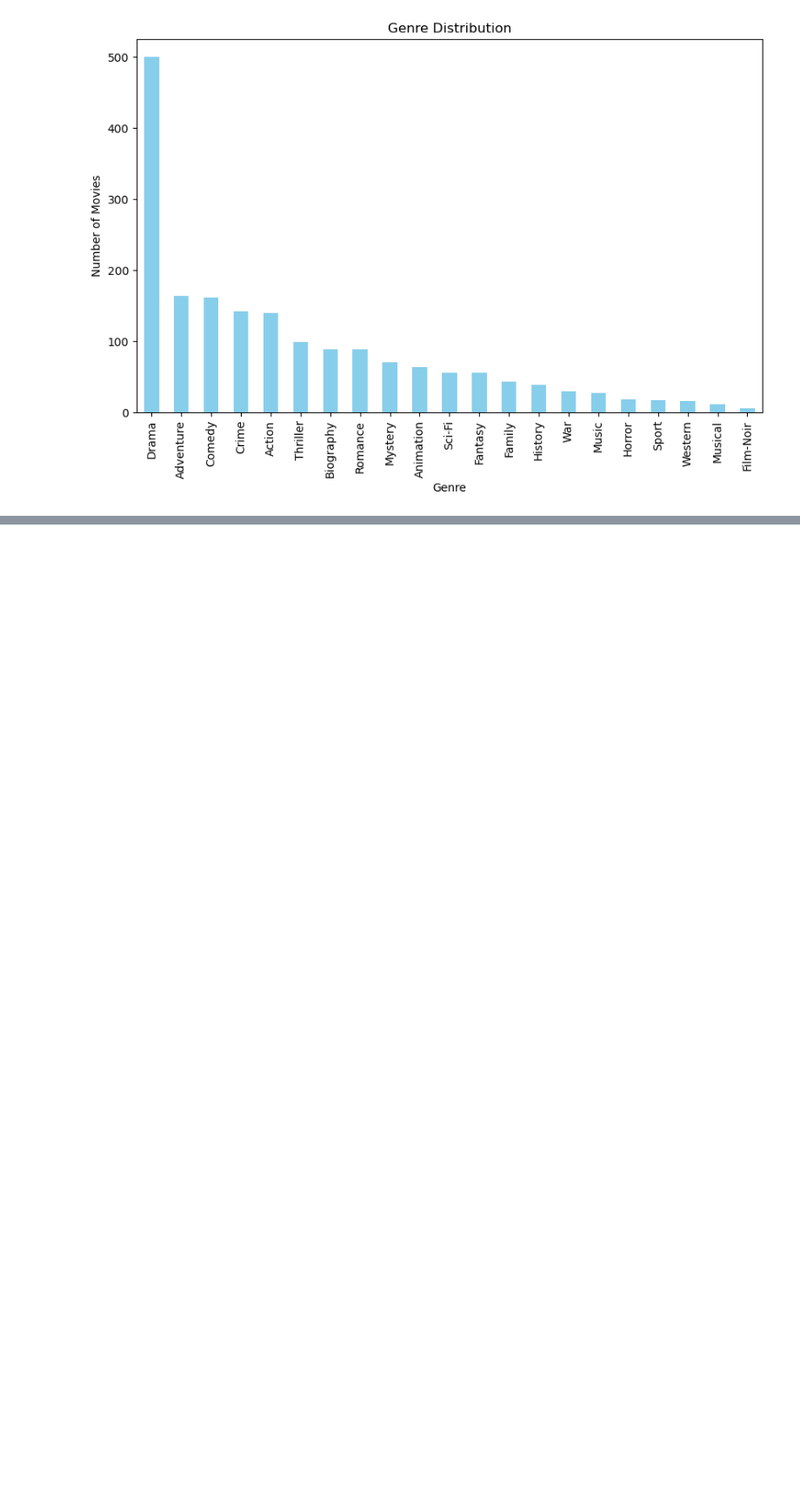
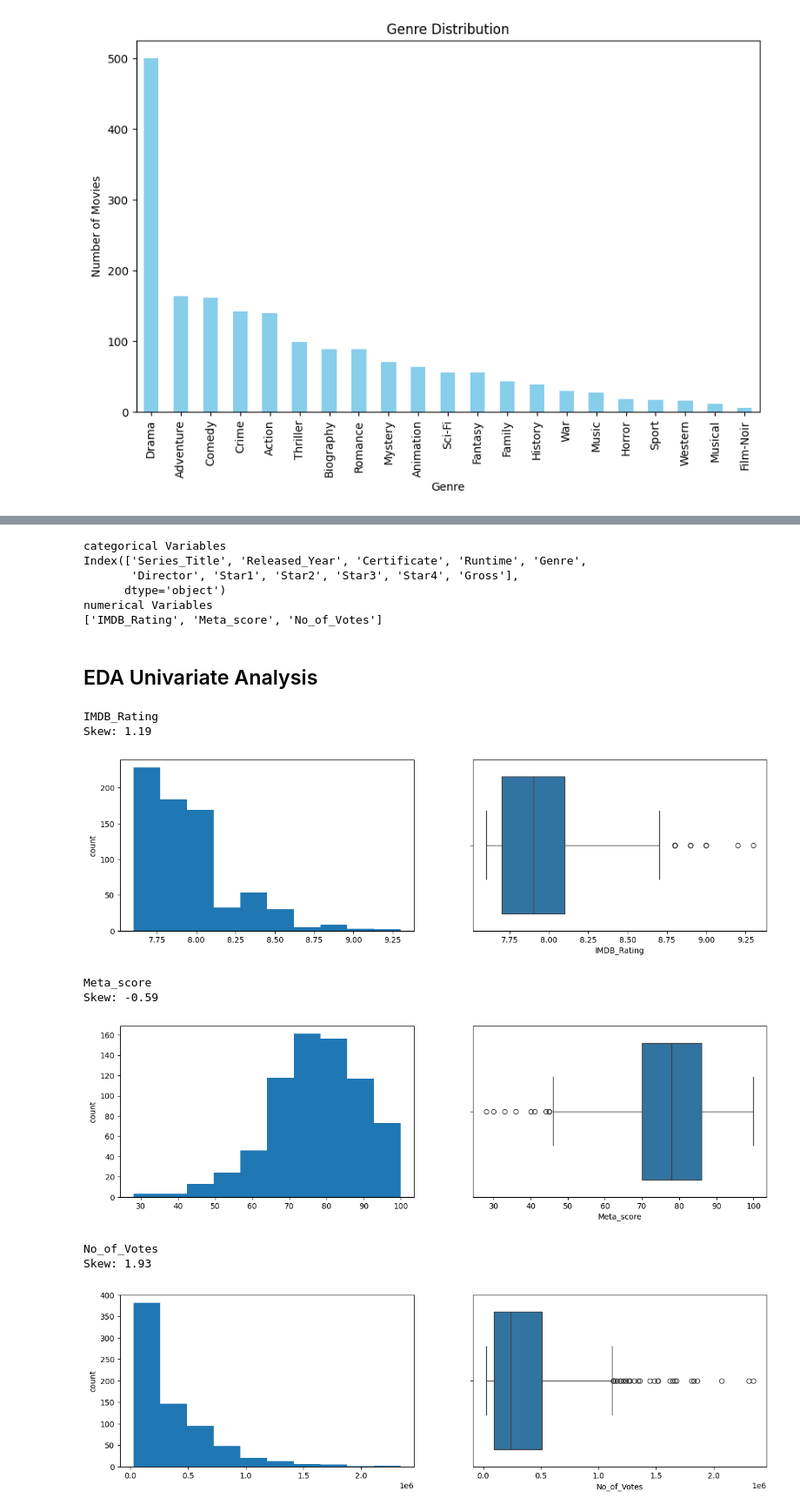
Before and after one commit to sarthaknepal/finalproject, a Jupyter notebook: updated code.ipynb, the cells around one changed output, grey strips where cells are left out. Shown: that part at 87% size. Cells and saved outputs as stored; diff of their text form; code cells hidden in the pictures; blank space fills up the shorter version.

```diff
--- a/updated code.ipynb
+++ b/updated code.ipynb
@@ -71,2 +145,2 @@ df = df.dropna()  #drop null values
 # %%
-df = df.drop_duplicates()  #remove duplicates
+df.shape
@@ -73,12 +149,12 @@ df = df.drop_duplicates()  #remove duplicates
 # %%
 import re
 
-# Step 4: Data Type Conversion
-df['Released_Year'] = pd.to_numeric(df['Released_Year'], errors='coerce')
-df['Runtime'] = df['Runtime'].apply(lambda x: int(re.search(r'\d+', x).group()) if re.search(r'\d+', x) else None)
-df['IMDB_Rating'] = pd.to_numeric(df['IMDB_Rating'], errors='coerce')
-df['Meta_score'] = pd.to_numeric(df['Meta_score'], errors='coerce')
-df['Gross'] = df['Gross'].apply(lambda x: int(re.sub(r'[^\d]', '', x)) if isinstance(x, str) else None)
+# # Step 4: Data Type Conversion
+# df['Released_Year'] = pd.to_numeric(df['Released_Year'], errors='coerce')
+# df['Runtime'] = df['Runtime'].apply(lambda x: int(re.search(r'\d+', x).group()) if re.search(r'\d+', x) else None)
+# df['IMDB_Rating'] = pd.to_numeric(df['IMDB_Rating'], errors='coerce')
+# df['Meta_score'] = pd.to_numeric(df['Meta_score'], errors='coerce')
+# df['Gross'] = df['Gross'].apply(lambda x: int(re.sub(r'[^\d]', '', x)) if isinstance(x, str) else None)
 
 # Step 5: Clean Genre Data
 df['Genre'] = df['Genre'].apply(lambda x: re.split(', |,', x))
@@ -117,6 +193,6 @@ plt.show()
 # %% [output]
 [figure]
 # %%
-#remove unnecessary columns
-columns_to_remove = ['Poster_Link', 'Star1', 'Star2', 'Star3', 'Star4', 'Overview']
-df = df.drop(columns=columns_to_remove, errors='ignore')
+# #remove unnecessary columns
+# columns_to_remove = ['Poster_Link', 'Star1', 'Star2', 'Star3', 'Star4', 'Overview']
+# df = df.drop(columns=columns_to_remove, errors='ignore')
@@ -133,0 +217,39 @@ df.to_csv('cleaned_dataset.csv', index=False)
+# %%
+# seperating numerical and categorical columns
+
+cat_cols = df.select_dtypes(include=['object']).columns
+num_cols = df.select_dtypes(include=np.number).columns.tolist()
+print("categorical Variables")
+print(cat_cols)
+print("numerical Variables")
+print(num_cols)
+# %% [output]
+categorical Variables
+Index(['Series_Title', 'Released_Year', 'Certificate', 'Runtime', 'Genre',
+       'Director', 'Star1', 'Star2', 'Star3', 'Star4', 'Gross'],
+      dtype='object')
+numerical Variables
+['IMDB_Rating', 'Meta_score', 'No_of_Votes']
+# %% [markdown]
+## EDA Univariate Analysis
+# %%
+for col in num_cols:
+    print(col)
+    print('Skew:', round(df[col].skew(),2))
+    plt.figure(figsize = (15, 4))
+    plt.subplot(1, 2, 1)
+    df[col].hist(grid=False)
+    plt.ylabel('count')
+    plt.subplot(1, 2, 2)
+    sns.boxplot(x=df[col])
+    plt.show()
+# %% [output]
+IMDB_Rating
+Skew: 1.19
+[figure, added]
+Meta_score
+Skew: -0.59
+[figure, added]
+No_of_Votes
+Skew: 1.93
+[figure, added]
```
Also changed, not shown: parts of 26 cells of this notebook.
